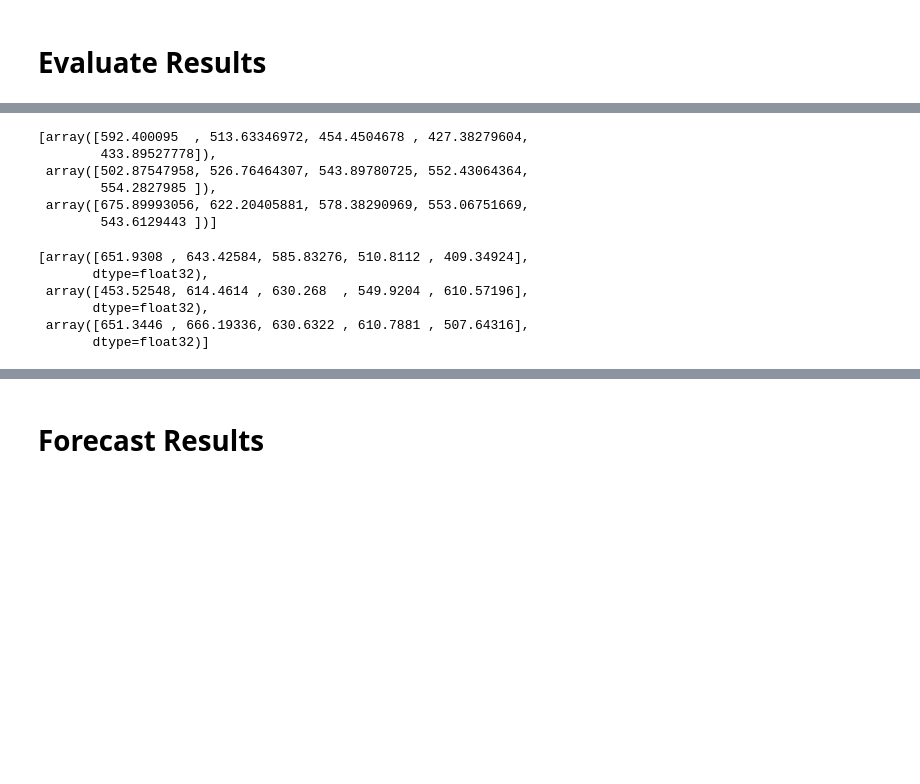
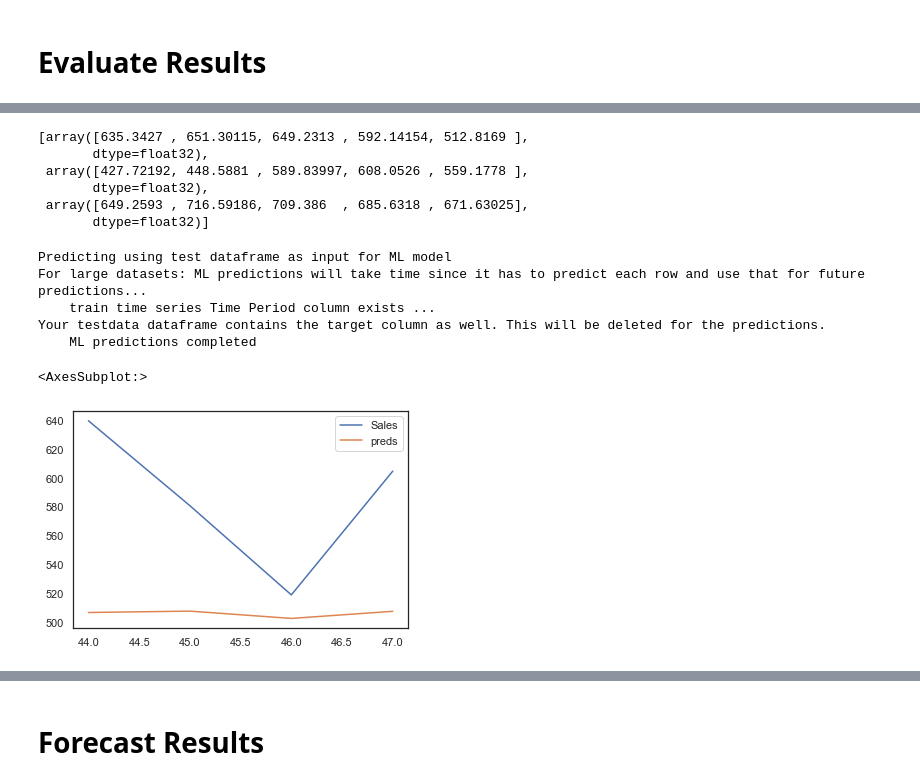
Before and after one commit to AutoViML/Auto_TS, a Jupyter notebook: example_notebooks/autots_multivariate_example.ipynb, the cells around one changed output, grey strips where cells are left out. Drawn from its saved outputs; the diff is of its cells as text; code cells hidden in the pictures; blank space fills up the shorter version.

```diff
--- a/example_notebooks/autots_multivariate_example.ipynb
+++ b/example_notebooks/autots_multivariate_example.ipynb
@@ -143,18 +136,22 @@ results_dict['auto_SARIMAX']['forecast']
 # %%
-results_dict['VAR']['forecast']
+results_dict['ML']['forecast']
 # %% [output]
-[array([592.400095  , 513.63346972, 454.4504678 , 427.38279604,
-        433.89527778]),
- array([502.87547958, 526.76464307, 543.89780725, 552.43064364,
-        554.2827985 ]),
- array([675.89993056, 622.20405881, 578.38290969, 553.06751669,
-        543.6129443 ])]
+[array([635.3427 , 651.30115, 649.2313 , 592.14154, 512.8169 ],
+       dtype=float32),
+ array([427.72192, 448.5881 , 589.83997, 608.0526 , 559.1778 ],
+       dtype=float32),
+ array([649.2593 , 716.59186, 709.386  , 685.6318 , 671.63025],
+       dtype=float32)]
-# %%
-results_dict['ML']['forecast'] # it now provides forecasts
-# %% [output]
-[array([651.9308 , 643.42584, 585.83276, 510.8112 , 409.34924],
-       dtype=float32),
- array([453.52548, 614.4614 , 630.268  , 549.9204 , 610.57196],
-       dtype=float32),
- array([651.3446 , 666.19336, 630.6322 , 610.7881 , 507.64316],
-       dtype=float32)]
+# %%
+testdata['preds'] = model.predict(testdata, model='ML', simple=False)['yhat'].values
+# %% [output]
+Predicting using test dataframe as input for ML model
+For large datasets: ML predictions will take time since it has to predict each row and use that for future predictions...
+    train time series Time Period column exists ...
+Your testdata dataframe contains the target column as well. This will be deleted for the predictions.
+    ML predictions completed
+# %%
+testdata[[target, 'preds']].plot()
+# %% [output]
+<AxesSubplot:>
+[figure, added]
```
Also changed, not shown: parts of 29 cells of this notebook, 6 other files.
